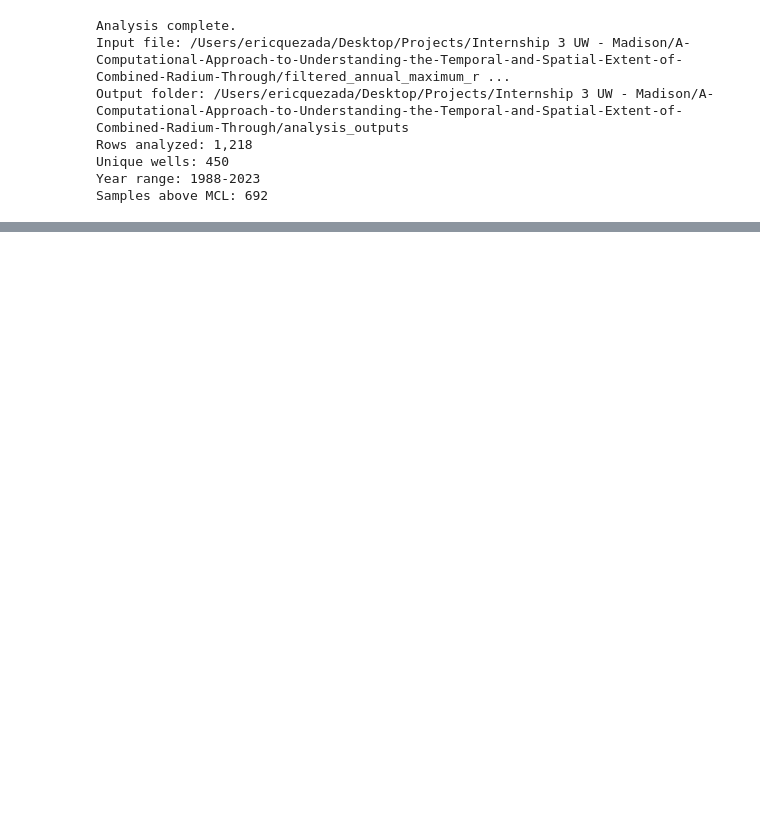
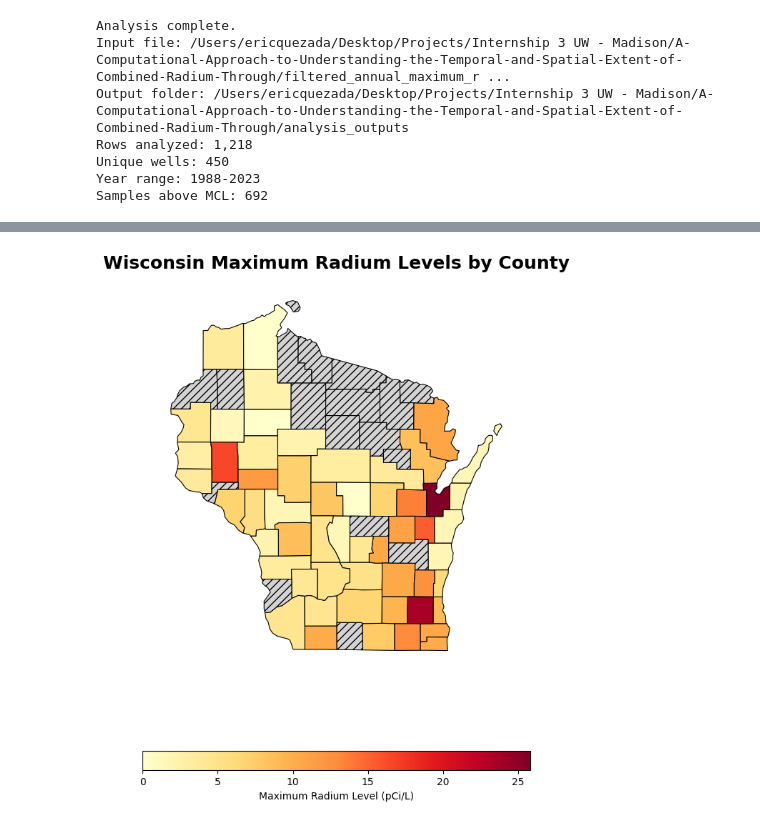
Before and after one commit to erquezada/A-Computational-Approach-to-Understanding-the-Temporal-and-Spatial-Extent-of-Combined-Radium-Through, a Jupyter notebook: UW.ipynb, the cells around one changed output, grey strips where cells are left out. Saved outputs shown, nothing was run; the diff lists cells and outputs as text; code cells hidden in the pictures; blank space fills up the shorter version.

```diff
--- a/UW.ipynb
+++ b/UW.ipynb
@@ -1025,0 +1163,77 @@ Samples above MCL: 692
+# %%
+import pandas as pd
+import matplotlib.pyplot as plt
+import geopandas as gpd
+
+# ------------------------------------------------------------
+# 1. Load Your Radium Data
+# ------------------------------------------------------------
+data_file = "/Users/ericquezada/Desktop/Projects/Internship 3 UW - Madison/A-Computational-Approach-to-Understanding-the-Temporal-and-Spatial-Extent-of-Combined-Radium-Through/filtered_annual_maximum_radium.xlsx"
+
+try:
+    df = pd.read_excel(data_file)
+except FileNotFoundError:
+    print(f"Error: Could not find {data_file}.")
+    exit()
+
+# --- FIXED COLUMN NAMES ---
+county_col = "County"
+val_col = "Measured Amount"
+
+# Standardize county names (title case, strip whitespace) to ensure they match the map data
+df[county_col] = df[county_col].astype(str).str.title().str.strip()
+
+# Safegaurd: Force the 'Measured Amount' column to be numeric.
+# Any weird text (like "ND") gets turned into a blank (NaN) so it doesn't crash the math.
+df[val_col] = pd.to_numeric(df[val_col], errors='coerce')
+
+# Aggregate data: Find the maximum radium level per county
+county_data = df.groupby(county_col)[val_col].max().reset_index()
+
+# ------------------------------------------------------------
+# 2. Fetch Wisconsin County Boundaries
+# ------------------------------------------------------------
+print("Downloading county boundaries from the US Census Bureau...")
+county_shapes_url = "https://www2.census.gov/geo/tiger/GENZ2021/shp/cb_2021_us_county_20m.zip"
+
+us_counties = gpd.read_file(county_shapes_url)
+wi_counties = us_counties[us_counties['STATEFP'] == '55'].copy()
+
+# ------------------------------------------------------------
+# 3. Merge Data with Geography
+# ------------------------------------------------------------
+map_data = wi_counties.merge(county_data, left_on='NAME', right_on=county_col, how='left')
+
+# ------------------------------------------------------------
+# 4. Create Figure and Plot
+# ------------------------------------------------------------
+fig, ax = plt.subplots(figsize=(10, 10))
+
+map_data.plot(
+    column=val_col,
+    cmap="YlOrRd",            # Yellow-Orange-Red colormap
+    linewidth=0.8,
+    ax=ax,
+    edgecolor="black",
+    legend=True,
+    missing_kwds={
+        "color": "lightgrey",
+        "hatch": "///",
+        "label": "No Data"
+    },
+    legend_kwds={
+        "label": "Maximum Radium Level (pCi/L)",
+        "orientation": "horizontal",
+        "shrink": 0.7
+    }
+)
+
+# ------------------------------------------------------------
+# 5. Formatting
+# ------------------------------------------------------------
+ax.set_title("Wisconsin Maximum Radium Levels by County", fontsize=18, fontweight="bold", pad=15)
+ax.axis("off")
+
+plt.savefig("wisconsin_county_radium_map.png", dpi=300, bbox_inches="tight")
+plt.show()
+# %% [output]
@@ -1025,0 +1241 @@ Samples above MCL: 692
+[figure, added]
```
Also changed, not shown: parts of 7 cells of this notebook, 13 other files.
